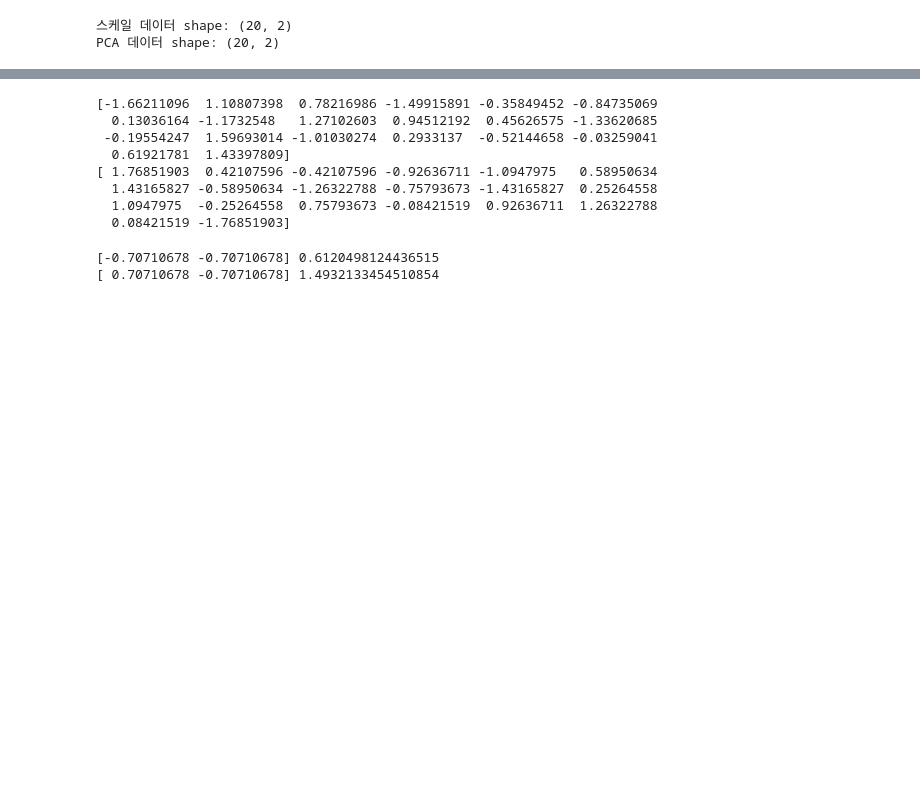
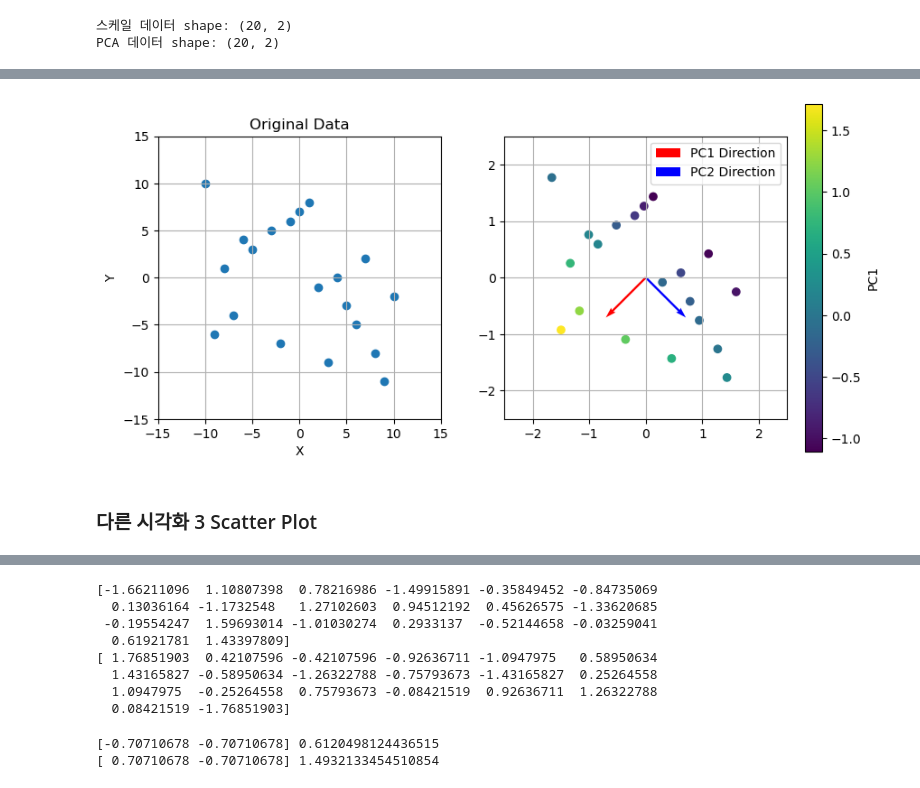
Before and after one commit to cosmos17/2025_STLab, a Jupyter notebook: Flavor/pca_test.ipynb, the cells around one changed output, grey strips where cells are left out. Drawn from its saved outputs; the diff is of its cells as text; code cells hidden in the pictures; blank space fills up the shorter version.

```diff
--- a/Flavor/pca_test.ipynb
+++ b/Flavor/pca_test.ipynb
@@ -112,0 +266,29 @@ print(evec2)
+# %%
+fig, axes = plt.subplots(1, 2, figsize=(10, 5), gridspec_kw={'width_ratios': [4, 5]})
+
+ax1 = axes[0]
+ax1.scatter(XY_df['X'], XY_df['Y'])
+ax1.set_xlim(-15, 15)
+ax1.set_ylim(-15, 15)
+ax1.set_title("Original Data")
+ax1.set_xlabel("X")
+ax1.set_ylabel("Y")
+ax1.set_aspect('equal', adjustable='box')
+ax1.grid(True)
+
+ax2 = axes[1]
+scatter_plot = ax2.scatter(XY_df_scaled[:, 0], XY_df_scaled[:, 1], c=principal_components1, cmap='viridis')
+fig.colorbar(scatter_plot, ax=ax2, label='PC1')
+ax2.quiver(0, 0, pc1_vector[0], pc1_vector[1], angles='xy', scale_units='xy', scale=1, color='red', label='PC1 Direction')
+ax2.quiver(0, 0, pc2_vector[0], pc2_vector[1], angles='xy', scale_units='xy', scale=1, color='blue', label='PC2 Direction')
+ax2.set_xlim(-2.5, 2.5)
+ax2.set_ylim(-2.5, 2.5)
+ax2.legend()
+ax2.set_aspect('equal', adjustable='box')
+ax2.grid(True)
+
+plt.show()
+# %% [output]
+[figure, added]
+# %% [markdown]
+### 다른 시각화 3 Scatter Plot
```
Also changed, not shown: parts of 41 cells of this notebook, 20 other files.
